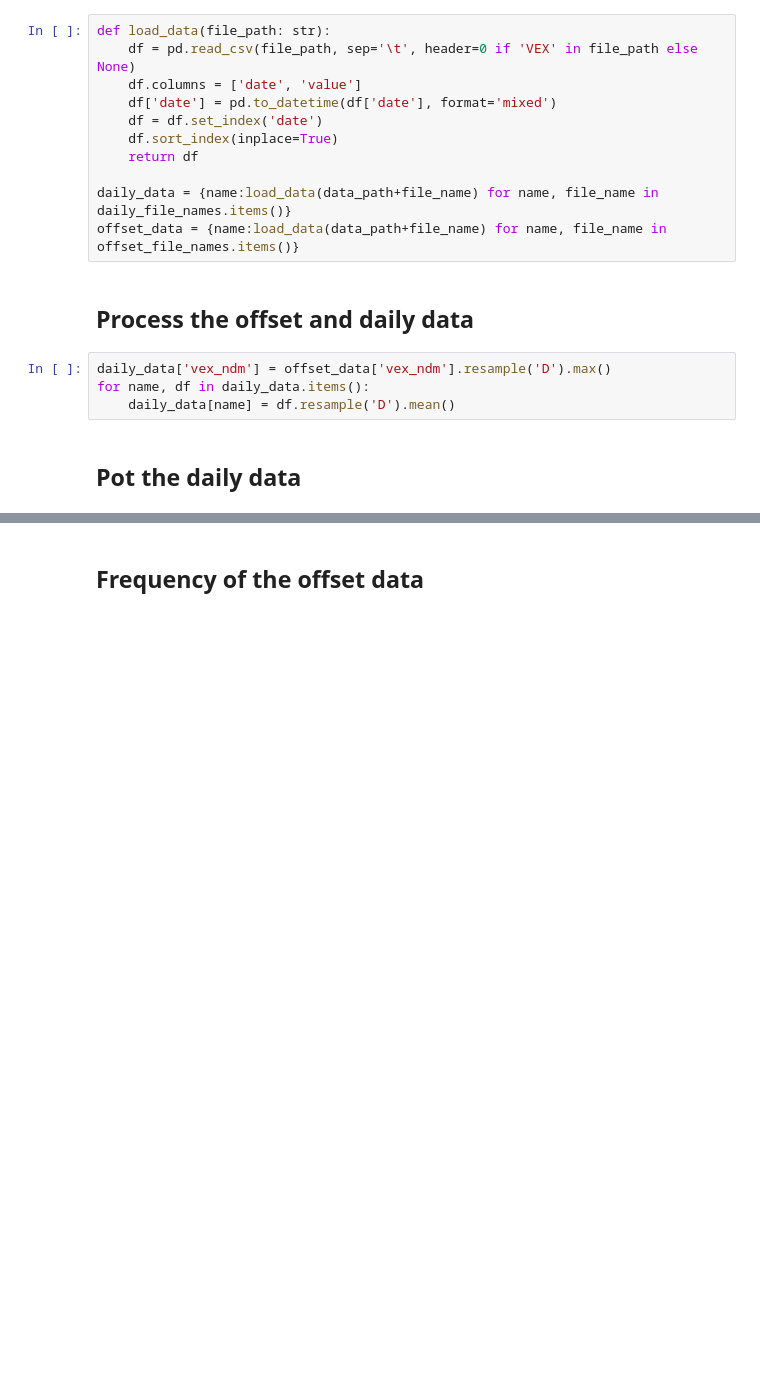
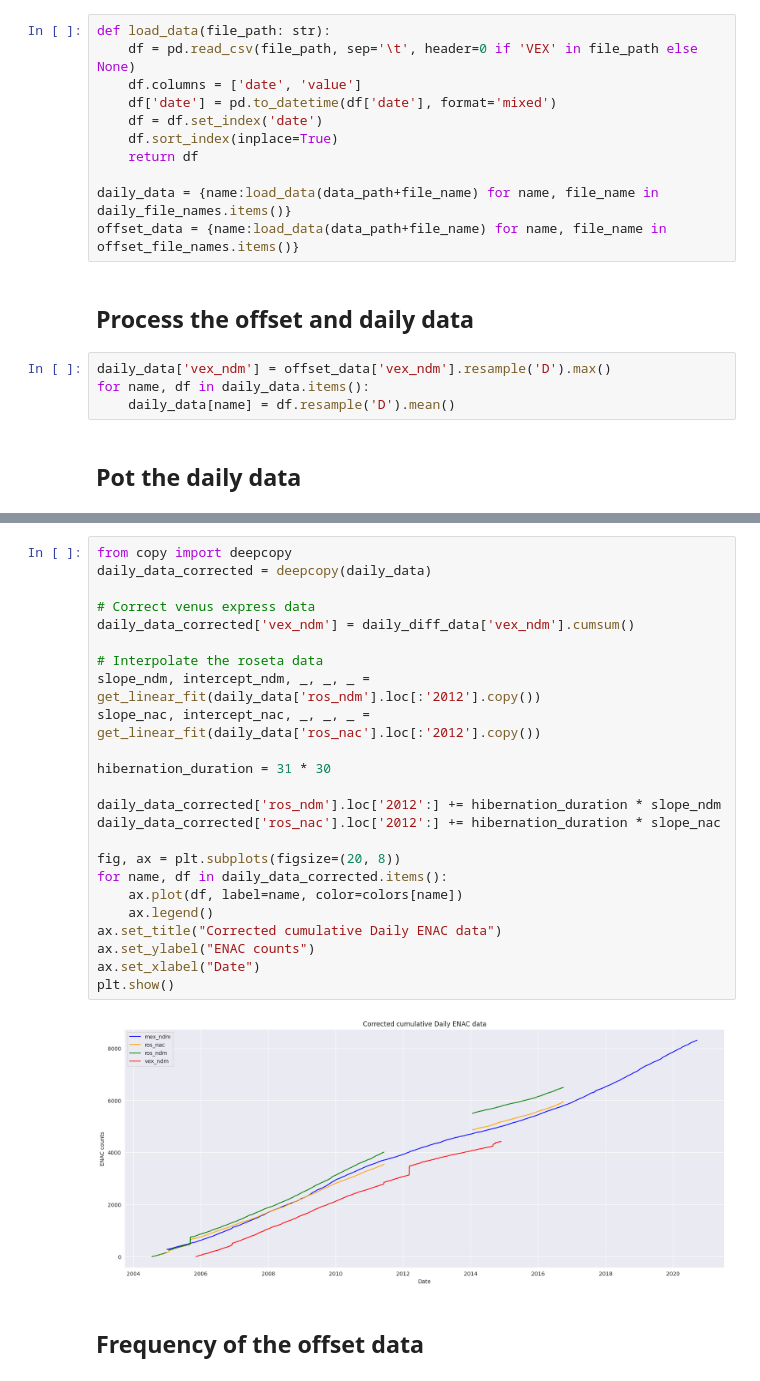
Before and after one commit to CS-433/ml-project-2-ml4esa, a Jupyter notebook: RawVisualization.ipynb, the cells around one changed output, grey strips where cells are left out. Drawn from its saved outputs; the diff is of its cells as text; blank space fills up the shorter version.

```diff
--- a/RawVisualization.ipynb
+++ b/RawVisualization.ipynb
@@ -51,3 +85,29 @@ plt.show()
+# %%
+from copy import deepcopy
+daily_data_corrected = deepcopy(daily_data)
+
+# Correct venus express data
+daily_data_corrected['vex_ndm'] = daily_diff_data['vex_ndm'].cumsum()
+
+# Interpolate the roseta data
+slope_ndm, intercept_ndm, _, _, _ = get_linear_fit(daily_data['ros_ndm'].loc[:'2012'].copy())
+slope_nac, intercept_nac, _, _, _ = get_linear_fit(daily_data['ros_nac'].loc[:'2012'].copy())
+
+hibernation_duration = 31 * 30
+
+daily_data_corrected['ros_ndm'].loc['2012':] += hibernation_duration * slope_ndm
+daily_data_corrected['ros_nac'].loc['2012':] += hibernation_duration * slope_nac
+
+fig, ax = plt.subplots(figsize=(20, 8))
+for name, df in daily_data_corrected.items():
+    ax.plot(df, label=name, color=colors[name])
+    ax.legend()
+ax.set_title("Corrected cumulative Daily ENAC data")
+ax.set_ylabel("ENAC counts")
+ax.set_xlabel("Date")
+plt.show()
+# %% [output]
+[figure, added]
 # %% [markdown]
 ## Frequency of the offset data
 # %%
```
Also changed, not shown: parts of 7 cells of this notebook.
